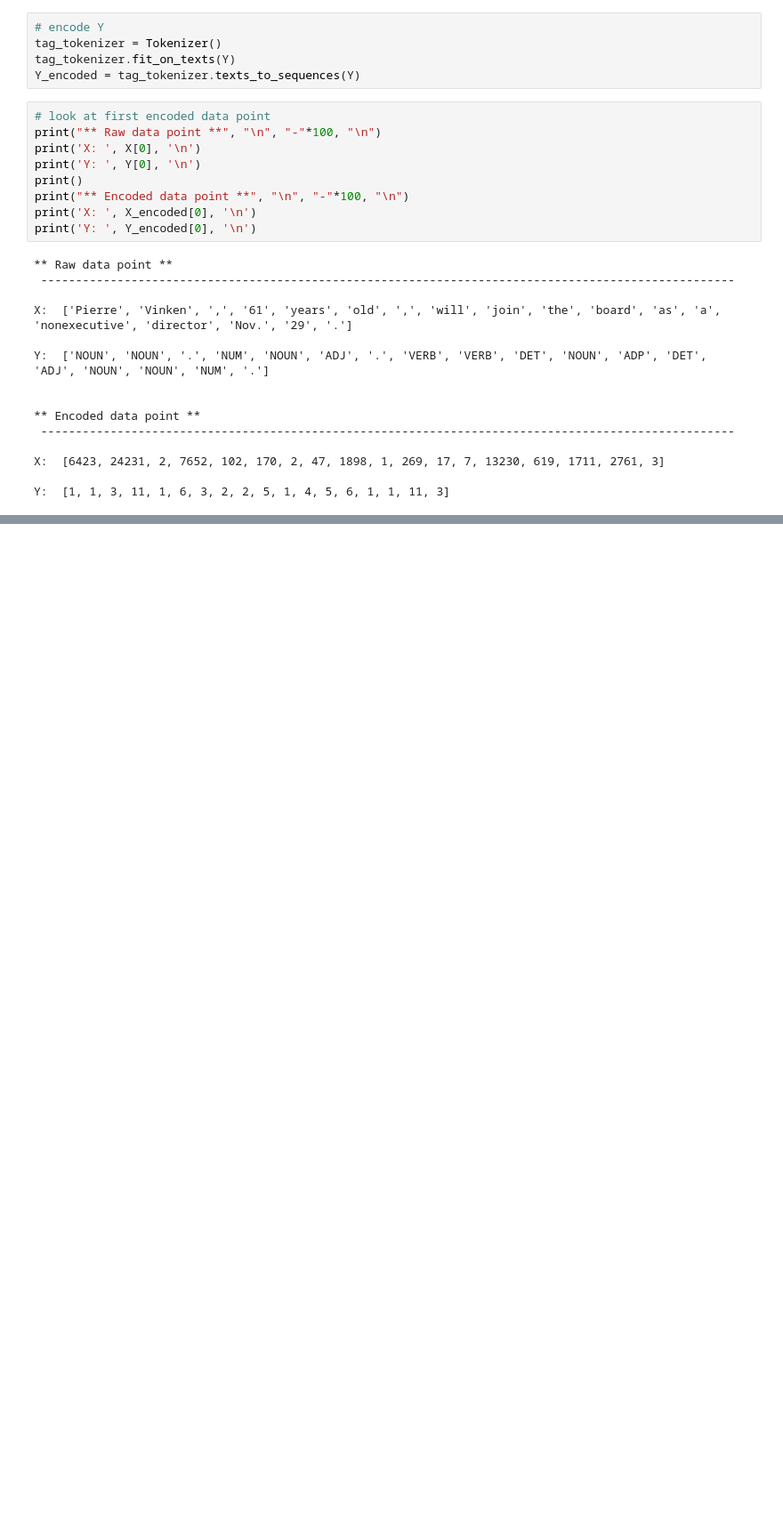
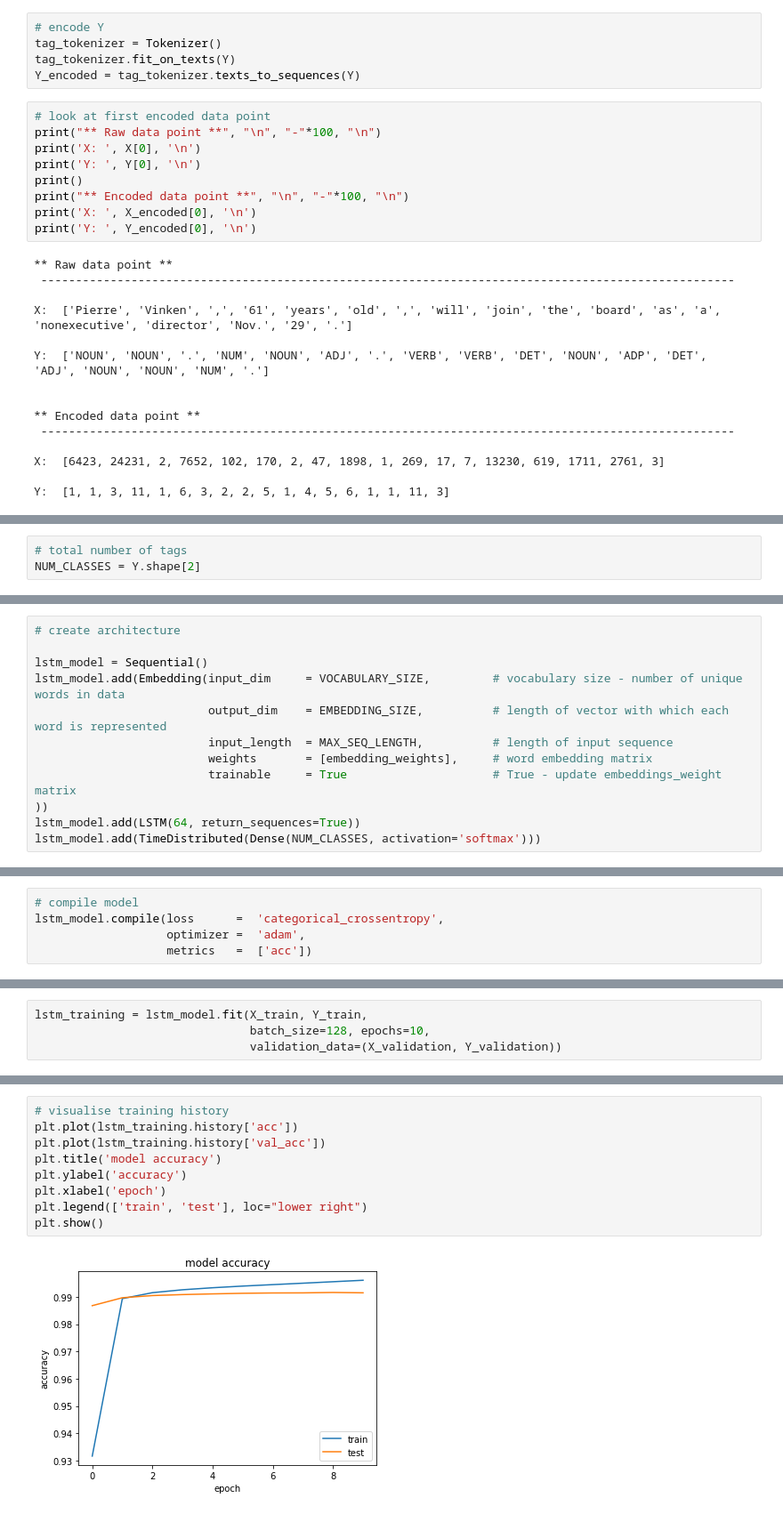
Before and after one commit to Dokkaebi00/POS_Tagging-with-HMM, a Jupyter notebook: RNN_POS/POS_RNN.ipynb, the cells around one changed output, grey strips where cells are left out. Shown: that part at 89% size. Cells and saved outputs as stored; diff of their text form; blank space fills up the shorter version.

Commit message:
Done word2vec, LSTM on exists corpus

```diff
--- a/RNN_POS/POS_RNN.ipynb
+++ b/RNN_POS/POS_RNN.ipynb
@@ -148,0 +356,3 @@ Y:  [1, 1, 3, 11, 1, 6, 3, 2, 2, 5, 1, 4, 5, 6, 1, 1, 11, 3]
+# %%
+# total number of tags
+NUM_CLASSES = Y.shape[2]
@@ -148,0 +361,12 @@ Y:  [1, 1, 3, 11, 1, 6, 3, 2, 2, 5, 1, 4, 5, 6, 1, 1, 11, 3]
+# %%
+# create architecture
+
+lstm_model = Sequential()
+lstm_model.add(Embedding(input_dim     = VOCABULARY_SIZE,         # vocabulary size - number of unique words in data
+                         output_dim    = EMBEDDING_SIZE,          # length of vector with which each word is represented
+                         input_length  = MAX_SEQ_LENGTH,          # length of input sequence
+                         weights       = [embedding_weights],     # word embedding matrix
+                         trainable     = True                     # True - update embeddings_weight matrix
+))
+lstm_model.add(LSTM(64, return_sequences=True))
+lstm_model.add(TimeDistributed(Dense(NUM_CLASSES, activation='softmax')))
@@ -148,0 +375,5 @@ Y:  [1, 1, 3, 11, 1, 6, 3, 2, 2, 5, 1, 4, 5, 6, 1, 1, 11, 3]
+# %%
+# compile model
+lstm_model.compile(loss      =  'categorical_crossentropy',
+                   optimizer =  'adam',
+                   metrics   =  ['acc'])
@@ -148,0 +399,4 @@ Y:  [1, 1, 3, 11, 1, 6, 3, 2, 2, 5, 1, 4, 5, 6, 1, 1, 11, 3]
+# %%
+lstm_training = lstm_model.fit(X_train, Y_train,
+                               batch_size=128, epochs=10,
+                               validation_data=(X_validation, Y_validation))
@@ -148,0 +424,11 @@ Y:  [1, 1, 3, 11, 1, 6, 3, 2, 2, 5, 1, 4, 5, 6, 1, 1, 11, 3]
+# %%
+# visualise training history
+plt.plot(lstm_training.history['acc'])
+plt.plot(lstm_training.history['val_acc'])
+plt.title('model accuracy')
+plt.ylabel('accuracy')
+plt.xlabel('epoch')
+plt.legend(['train', 'test'], loc="lower right")
+plt.show()
+# %% [output]
+[figure, added]
```
Also changed, not shown: parts of 45 cells of this notebook.
